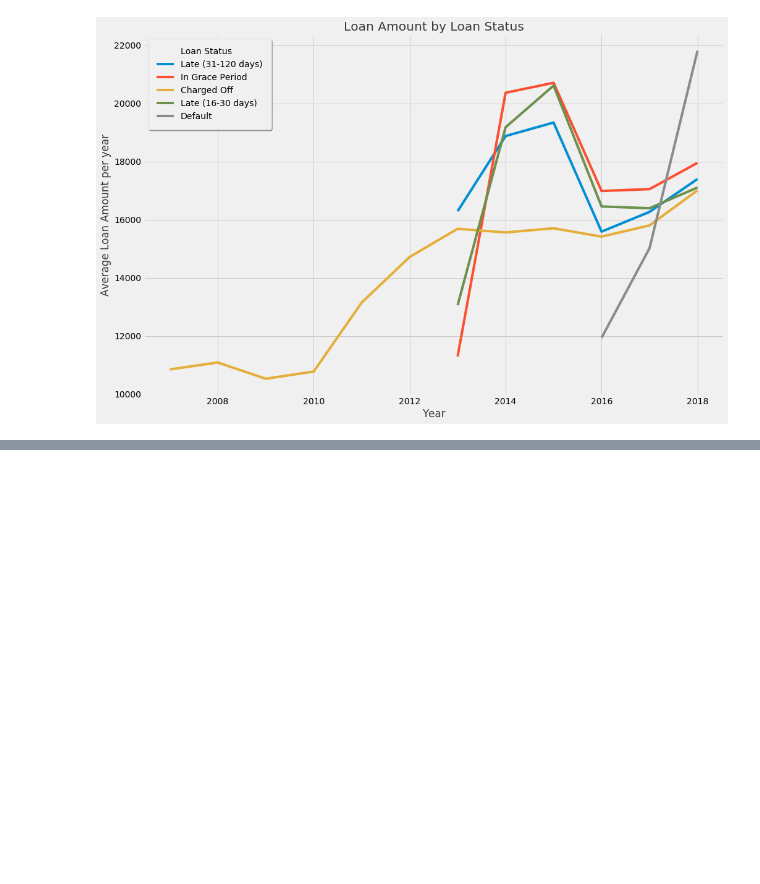
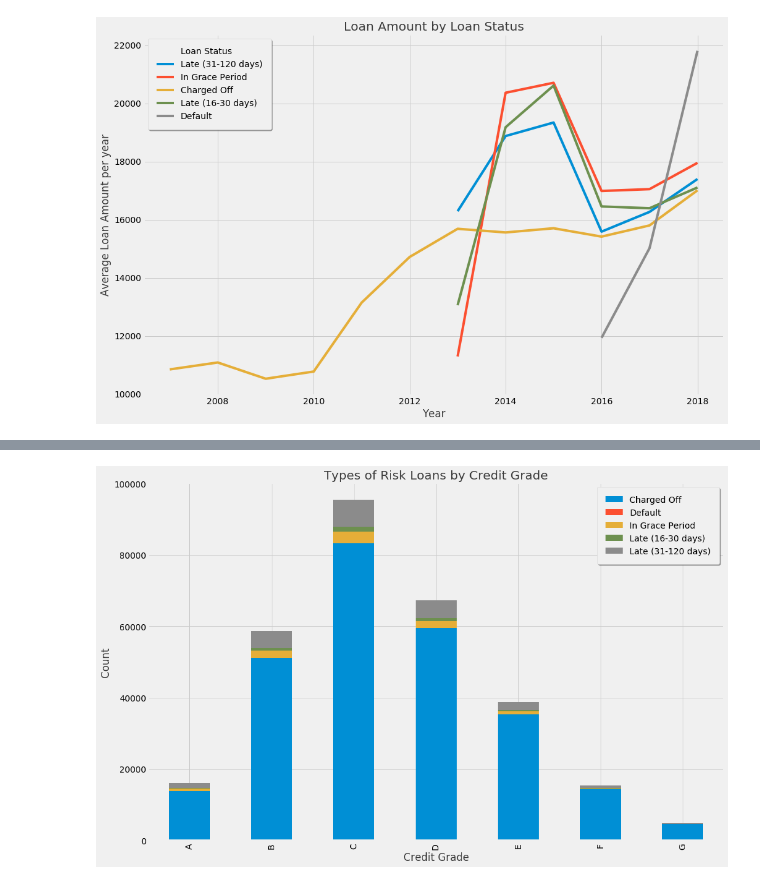
Before and after one commit to sanatanonline/pynb-codes, a Jupyter notebook: src/lending club/02a Data Visualization and Inferences - 538.ipynb, the cells around one changed output, grey strips where cells are left out. Saved outputs shown, nothing was run; the diff lists cells and outputs as text; code cells hidden in the pictures; blank space fills up the shorter version.

```diff
--- a/src/lending club/02a Data Visualization and Inferences - 538.ipynb
+++ b/src/lending club/02a Data Visualization and Inferences - 538.ipynb
@@ -424,0 +441,17 @@ plt.show()
+# %%
+bad_loan = loan_data[loan_data['loan_status'] != 'Fully Paid']
+df_plot = bad_loan.groupby(['loan_status', 'grade']).size().reset_index().pivot(
+    columns='loan_status', index='grade', values=0)
+
+df_plot.plot(kind='bar', stacked=True, figsize=(15,10))
+plt.title('Types of Risk Loans by Credit Grade', alpha = 0.75)
+plt.xlabel('Credit Grade', alpha = 0.75)
+plt.ylabel('Count', alpha = 0.75)
+
+plt.legend(fancybox=True, framealpha=1, shadow=True, borderpad=1,
+          loc='upper right')
+
+plt.savefig('plots/37.png', bbox_inches="tight")
+plt.show()
+# %% [output]
+[figure, added]
```
Also changed, not shown: parts of 10 cells of this notebook, 18 other files.
